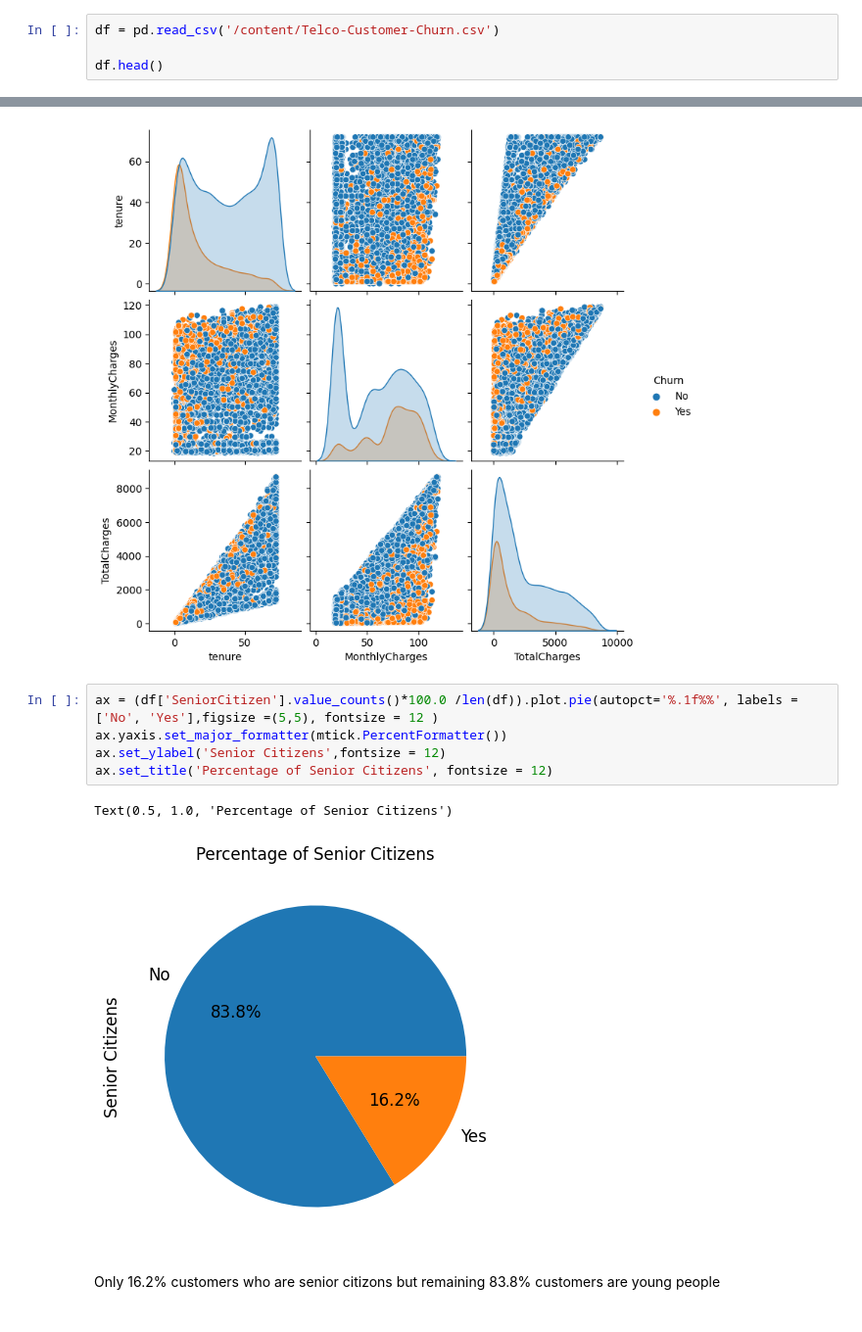
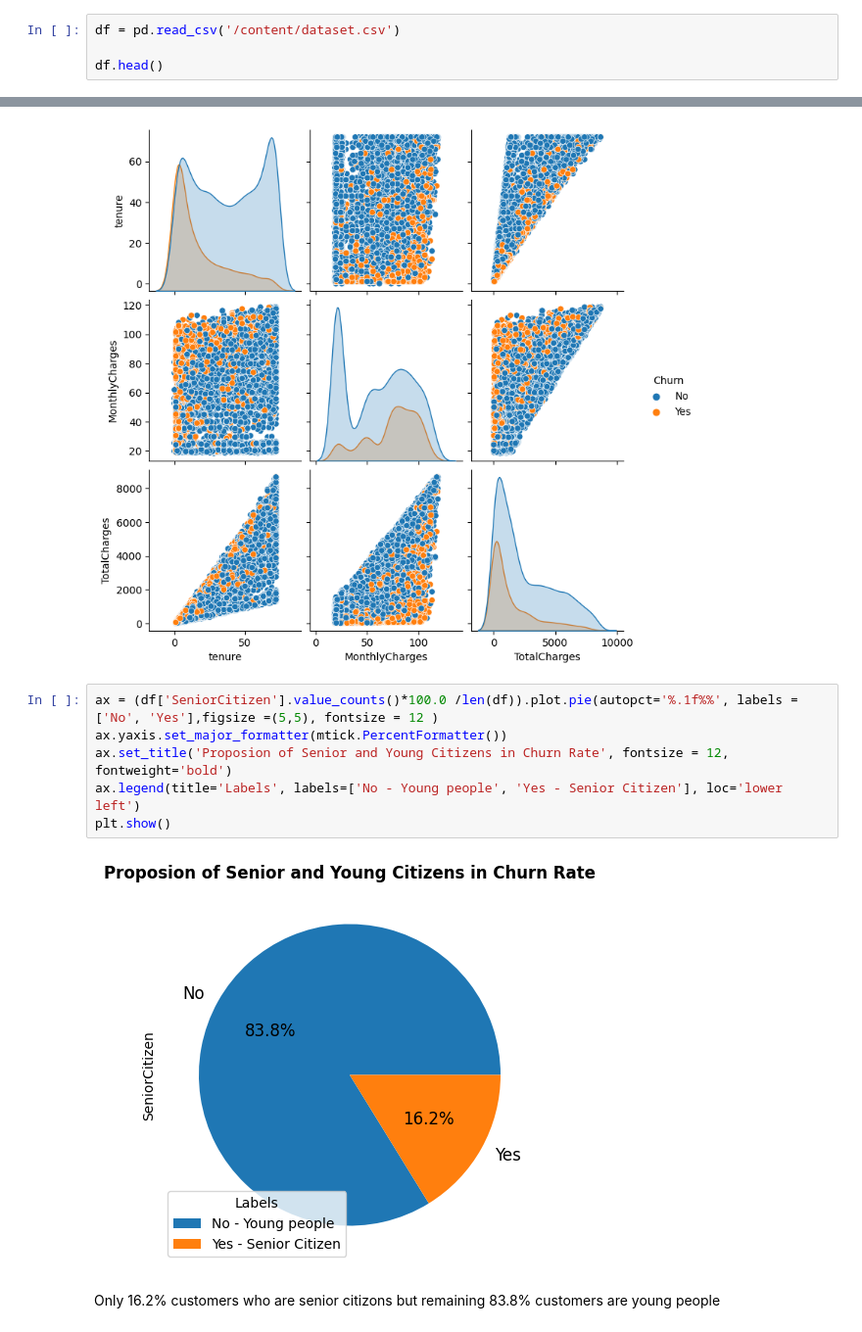
Before and after one commit to SuriyaG09/Customer_Churn_analysis_in_Telecom, a Jupyter notebook: Customer_Churn_analysis_in_Telecom.ipynb, the cells around one changed output, grey strips where cells are left out. Shown at 98% size. Cells and saved outputs as stored; diff of their text form.

```diff
--- a/Customer_Churn_analysis_in_Telecom.ipynb
+++ b/Customer_Churn_analysis_in_Telecom.ipynb
@@ -31,7 +31,7 @@ import warnings
 warnings.filterwarnings('ignore')
 import matplotlib.ticker as mtick # for showing percentage in it
 # %%
-df = pd.read_csv('/content/Telco-Customer-Churn.csv')
+df = pd.read_csv('/content/dataset.csv')
 
 df.head()
 # %% [output]
@@ -185,10 +184,10 @@ plt.show()
 # %%
 ax = (df['SeniorCitizen'].value_counts()*100.0 /len(df)).plot.pie(autopct='%.1f%%', labels = ['No', 'Yes'],figsize =(5,5), fontsize = 12 )
 ax.yaxis.set_major_formatter(mtick.PercentFormatter())
-ax.set_ylabel('Senior Citizens',fontsize = 12)
-ax.set_title('Percentage of Senior Citizens', fontsize = 12)
+ax.set_title('Proposion of Senior and Young Citizens in Churn Rate', fontsize = 12, fontweight='bold')
+ax.legend(title='Labels', labels=['No - Young people', 'Yes - Senior Citizen'], loc='lower left')
+plt.show()
 # %% [output]
-Text(0.5, 1.0, 'Percentage of Senior Citizens')
-[figure, old version]
+[figure, new version]
 # %% [markdown]
 Only 16.2% customers who are senior citizons but remaining 83.8% customers are young people
```
Also changed, not shown: parts of 62 cells of this notebook.
